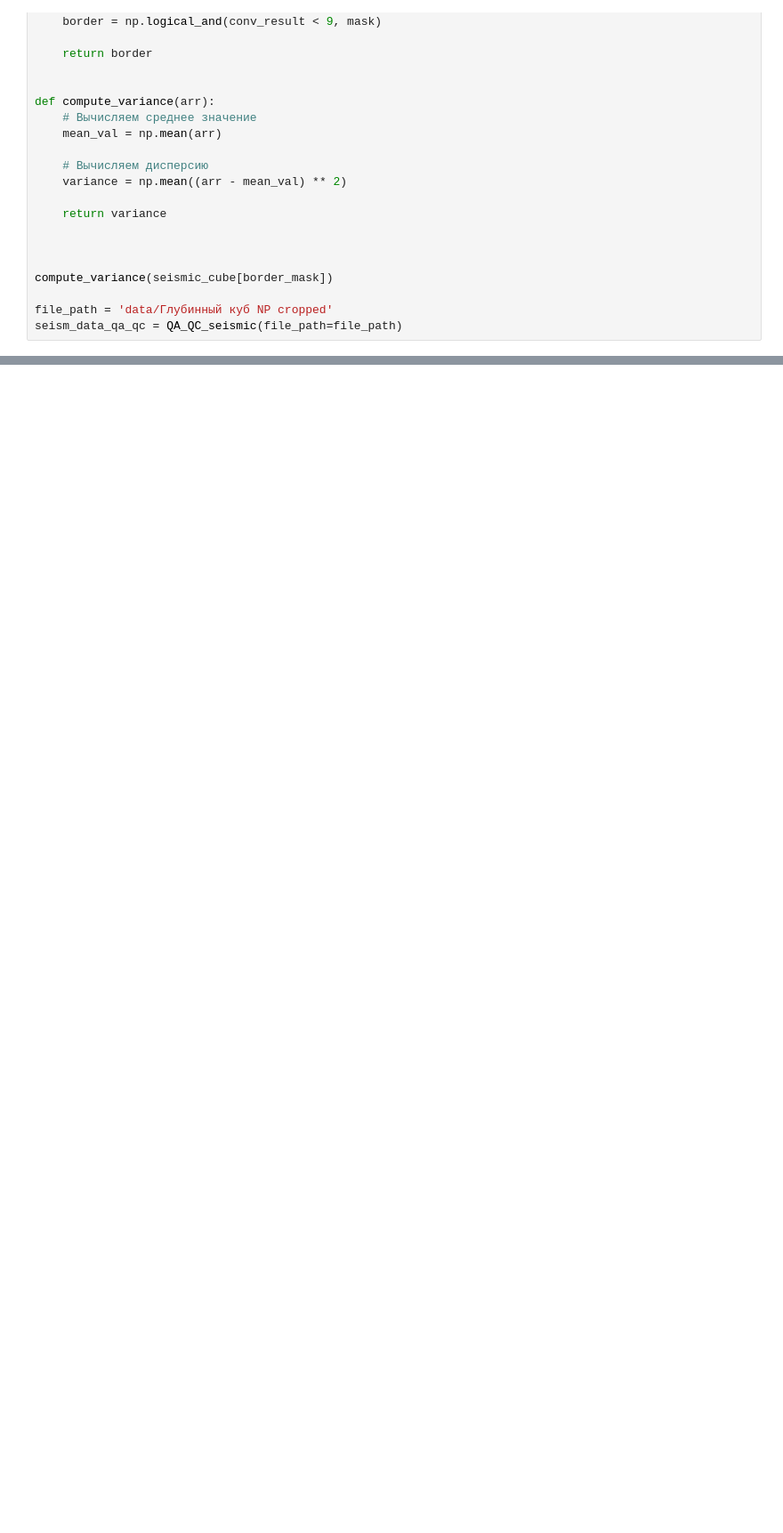
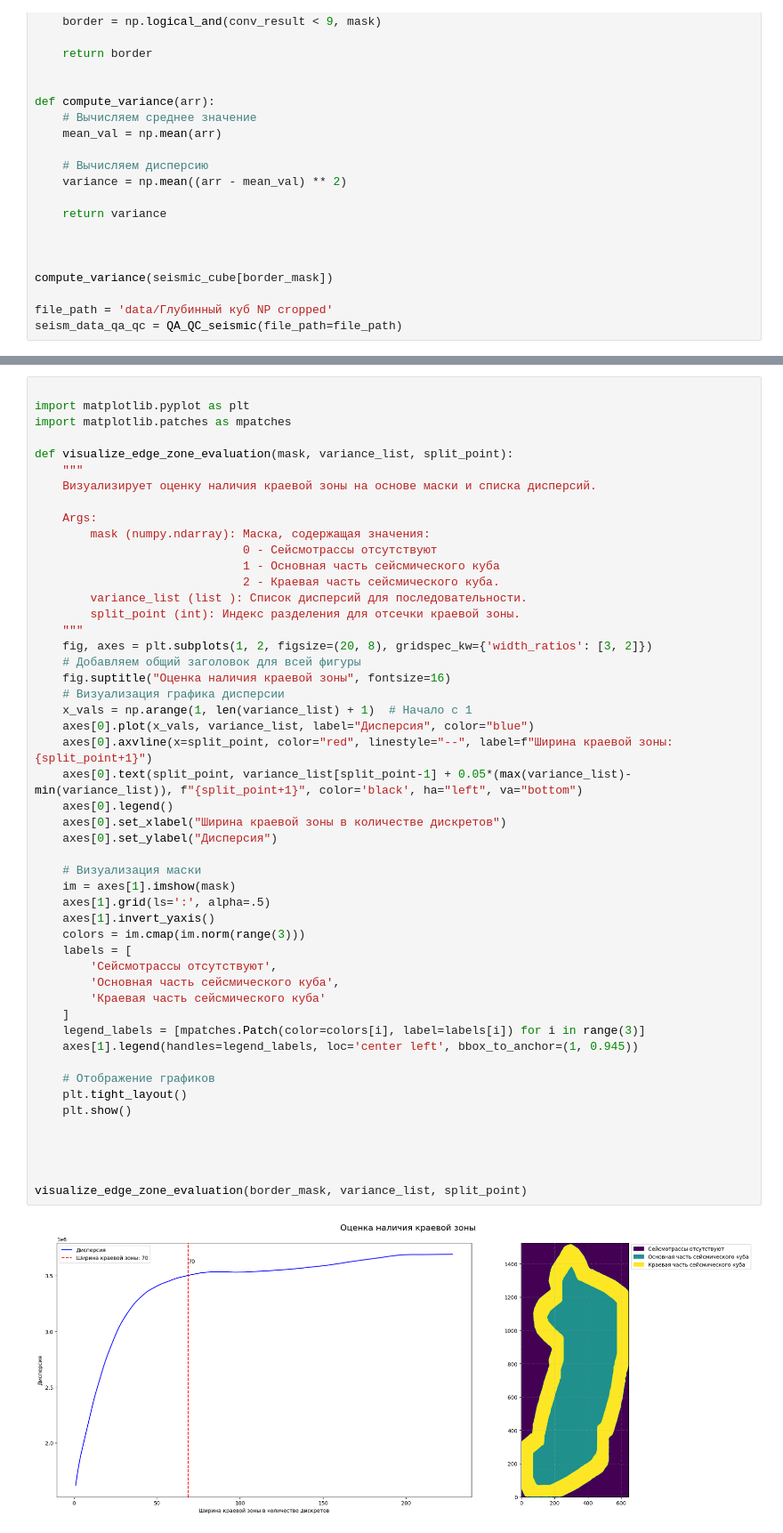
Before and after one commit to Salnikov-MaX/QA_QC_proj, a Jupyter notebook: workflow.ipynb, the cells around one changed output, grey strips where cells are left out. Shown at 89% size. Cells and saved outputs as stored; diff of their text form; blank space fills up the shorter version.

```diff
--- a/workflow.ipynb
+++ b/workflow.ipynb
@@ -549,0 +578,52 @@ plt.show()
+# %%
+
+import matplotlib.pyplot as plt
+import matplotlib.patches as mpatches
+
+def visualize_edge_zone_evaluation(mask, variance_list, split_point):
+    """
+    Визуализирует оценку наличия краевой зоны на основе маски и списка дисперсий.
+
+    Args:
+        mask (numpy.ndarray): Маска, содержащая значения:
+                              0 - Сейсмотрассы отсутствуют
+                              1 - Основная часть сейсмического куба
+                              2 - Краевая часть сейсмического куба.
+        variance_list (list ): Список дисперсий для последовательности.
+        split_point (int): Индекс разделения для отсечки краевой зоны.
+    """
+    fig, axes = plt.subplots(1, 2, figsize=(20, 8), gridspec_kw={'width_ratios': [3, 2]})
+    # Добавляем общий заголовок для всей фигуры
+    fig.suptitle("Оценка наличия краевой зоны", fontsize=16)
+    # Визуализация графика дисперсии
+    x_vals = np.arange(1, len(variance_list) + 1)  # Начало с 1
+    axes[0].plot(x_vals, variance_list, label="Дисперсия", color="blue")
+    axes[0].axvline(x=split_point, color="red", linestyle="--", label=f"Ширина краевой зоны: {split_point+1}")
+    axes[0].text(split_point, variance_list[split_point-1] + 0.05*(max(variance_list)-min(variance_list)), f"{split_point+1}", color='black', ha="left", va="bottom")
+    axes[0].legend()
+    axes[0].set_xlabel("Ширина краевой зоны в количестве дискретов")
+    axes[0].set_ylabel("Дисперсия")
+
+    # Визуализация маски
+    im = axes[1].imshow(mask)
+    axes[1].grid(ls=':', alpha=.5)
+    axes[1].invert_yaxis()
+    colors = im.cmap(im.norm(range(3)))
+    labels = [
+        'Сейсмотрассы отсутствуют',
+        'Основная часть сейсмического куба',
+        'Краевая часть сейсмического куба'
+    ]
+    legend_labels = [mpatches.Patch(color=colors[i], label=labels[i]) for i in range(3)]
+    axes[1].legend(handles=legend_labels, loc='center left', bbox_to_anchor=(1, 0.945))
+
+    # Отображение графиков
+    plt.tight_layout()
+    plt.show()
+
+
+
+
+visualize_edge_zone_evaluation(border_mask, variance_list, split_point)
+# %% [output]
+[figure, added]
```
Also changed, not shown: parts of 5 cells of this notebook, 3 other files.
